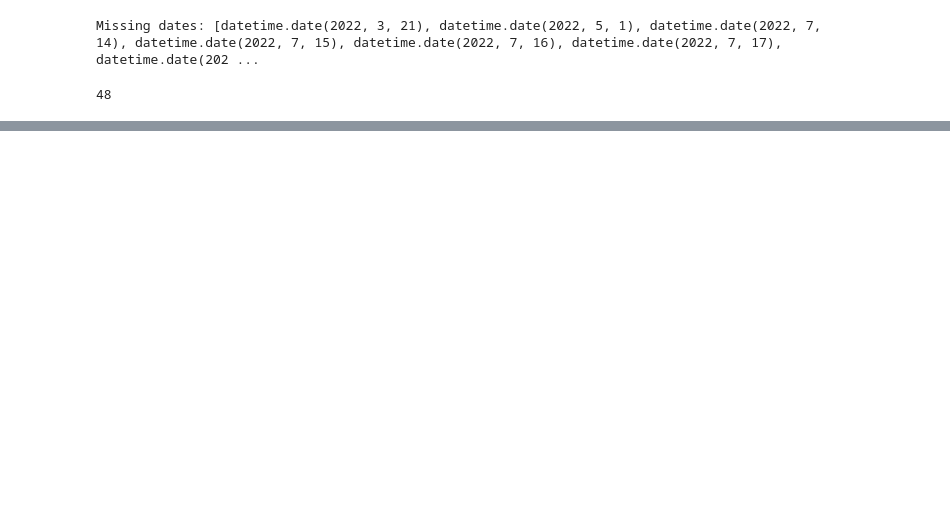
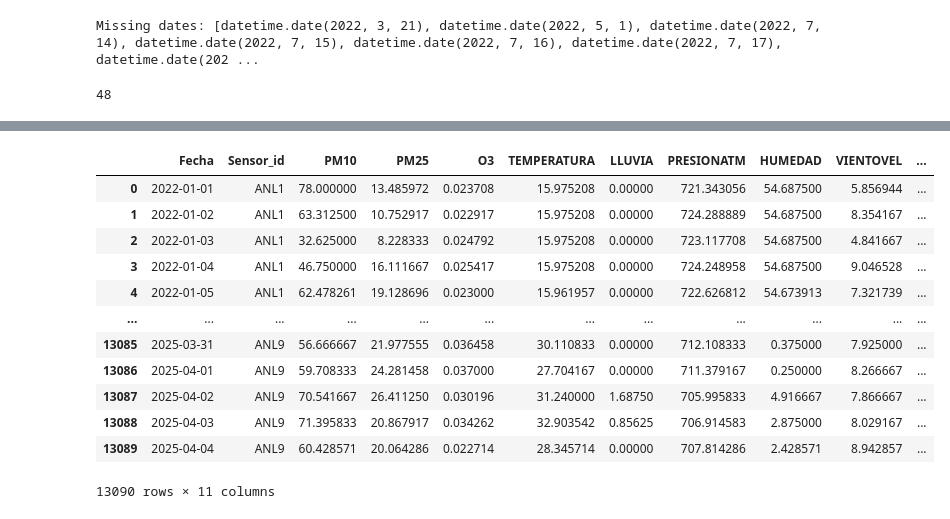
Before and after one commit to SimplySanti/daacc_preficient, a Jupyter notebook: models/Classification.ipynb, the cells around one changed output, grey strips where cells are left out. Cells and saved outputs as stored; diff of their text form; code cells hidden in the pictures; blank space fills up the shorter version.

```diff
--- a/models/Classification.ipynb
+++ b/models/Classification.ipynb
@@ -47,0 +126,25 @@ array(['ANL1', 'ANL10', 'ANL11', 'ANL12', 'ANL13', 'ANL15', 'ANL2',
+# %%
+# Identify float columns (excluding Fecha and Sensor_id)
+float_cols = df_filled.select_dtypes(include="float64").columns
+
+# Sort before interpolation
+df_filled = df_filled.sort_values(by=["Sensor_id", "Fecha"])
+
+# Interpolate within each Sensor_id
+df_filled[float_cols] = df_filled.groupby("Sensor_id")[float_cols].transform(lambda group: group.interpolate())
+
+df_filled
+# %% [output]
+|  | Fecha | Sensor_id | PM10 | PM25 | O3 | TEMPERATURA | LLUVIA | PRESIONATM | HUMEDAD | VIENTOVEL | ... |
+| 0 | 2022-01-01 | ANL1 | 78.000000 | 13.485972 | 0.023708 | 15.975208 | 0.00000 | 721.343056 | 54.687500 | 5.856944 | ... |
+| 1 | 2022-01-02 | ANL1 | 63.312500 | 10.752917 | 0.022917 | 15.975208 | 0.00000 | 724.288889 | 54.687500 | 8.354167 | ... |
+| 2 | 2022-01-03 | ANL1 | 32.625000 | 8.228333 | 0.024792 | 15.975208 | 0.00000 | 723.117708 | 54.687500 | 4.841667 | ... |
+| 3 | 2022-01-04 | ANL1 | 46.750000 | 16.111667 | 0.025417 | 15.975208 | 0.00000 | 724.248958 | 54.687500 | 9.046528 | ... |
+| 4 | 2022-01-05 | ANL1 | 62.478261 | 19.128696 | 0.023000 | 15.961957 | 0.00000 | 722.626812 | 54.673913 | 7.321739 | ... |
+| ... | ... | ... | ... | ... | ... | ... | ... | ... | ... | ... | ... |
+| 13085 | 2025-03-31 | ANL9 | 56.666667 | 21.977555 | 0.036458 | 30.110833 | 0.00000 | 712.108333 | 0.375000 | 7.925000 | ... |
+| 13086 | 2025-04-01 | ANL9 | 59.708333 | 24.281458 | 0.037000 | 27.704167 | 0.00000 | 711.379167 | 0.250000 | 8.266667 | ... |
+| 13087 | 2025-04-02 | ANL9 | 70.541667 | 26.411250 | 0.030196 | 31.240000 | 1.68750 | 705.995833 | 4.916667 | 7.866667 | ... |
+| 13088 | 2025-04-03 | ANL9 | 71.395833 | 20.867917 | 0.034262 | 32.903542 | 0.85625 | 706.914583 | 2.875000 | 8.029167 | ... |
+| 13089 | 2025-04-04 | ANL9 | 60.428571 | 20.064286 | 0.022714 | 28.345714 | 0.00000 | 707.814286 | 2.428571 | 8.942857 | ... |
+13090 rows × 11 columns
```
Also changed, not shown: parts of 11 cells of this notebook, 4 other files.
